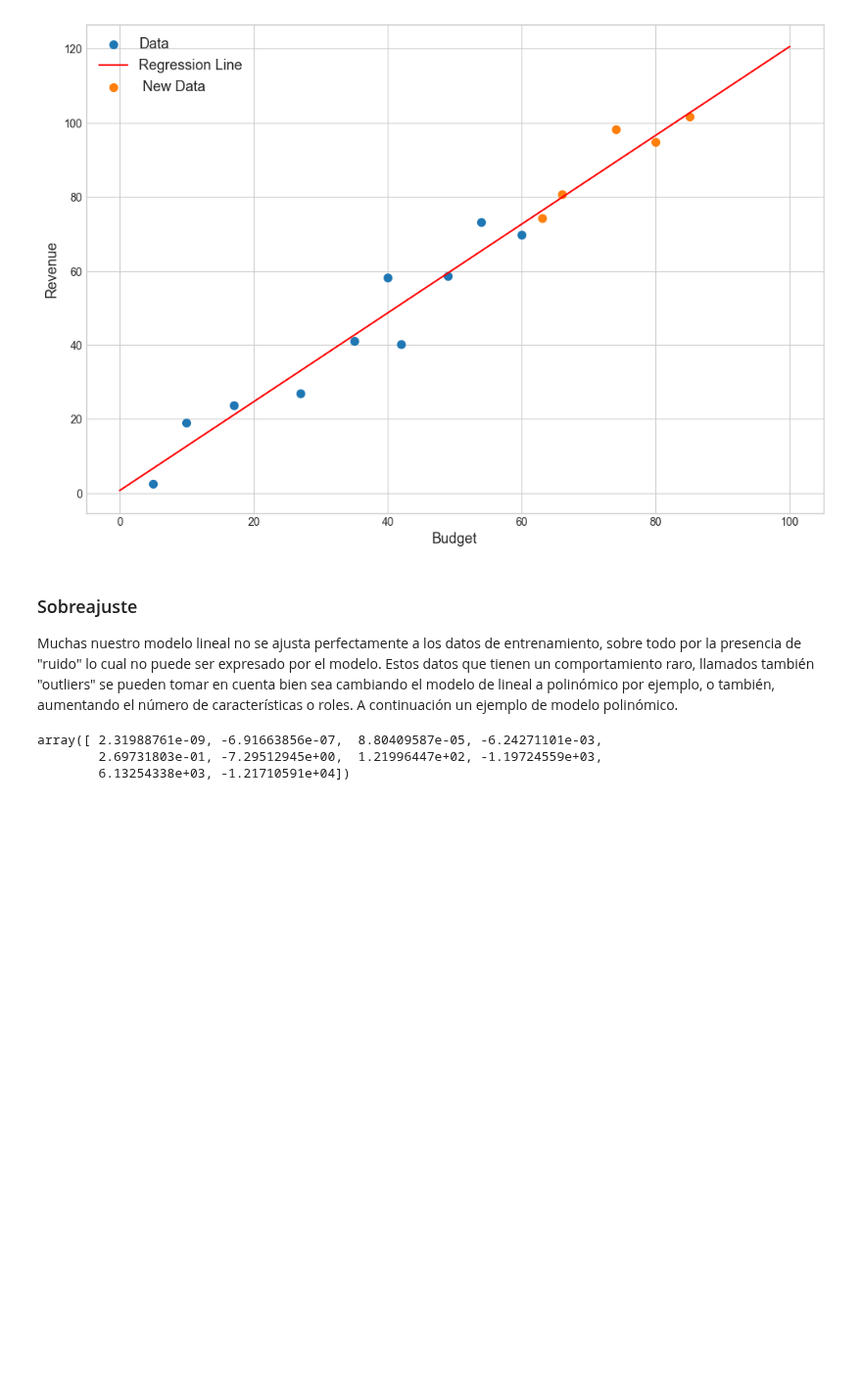
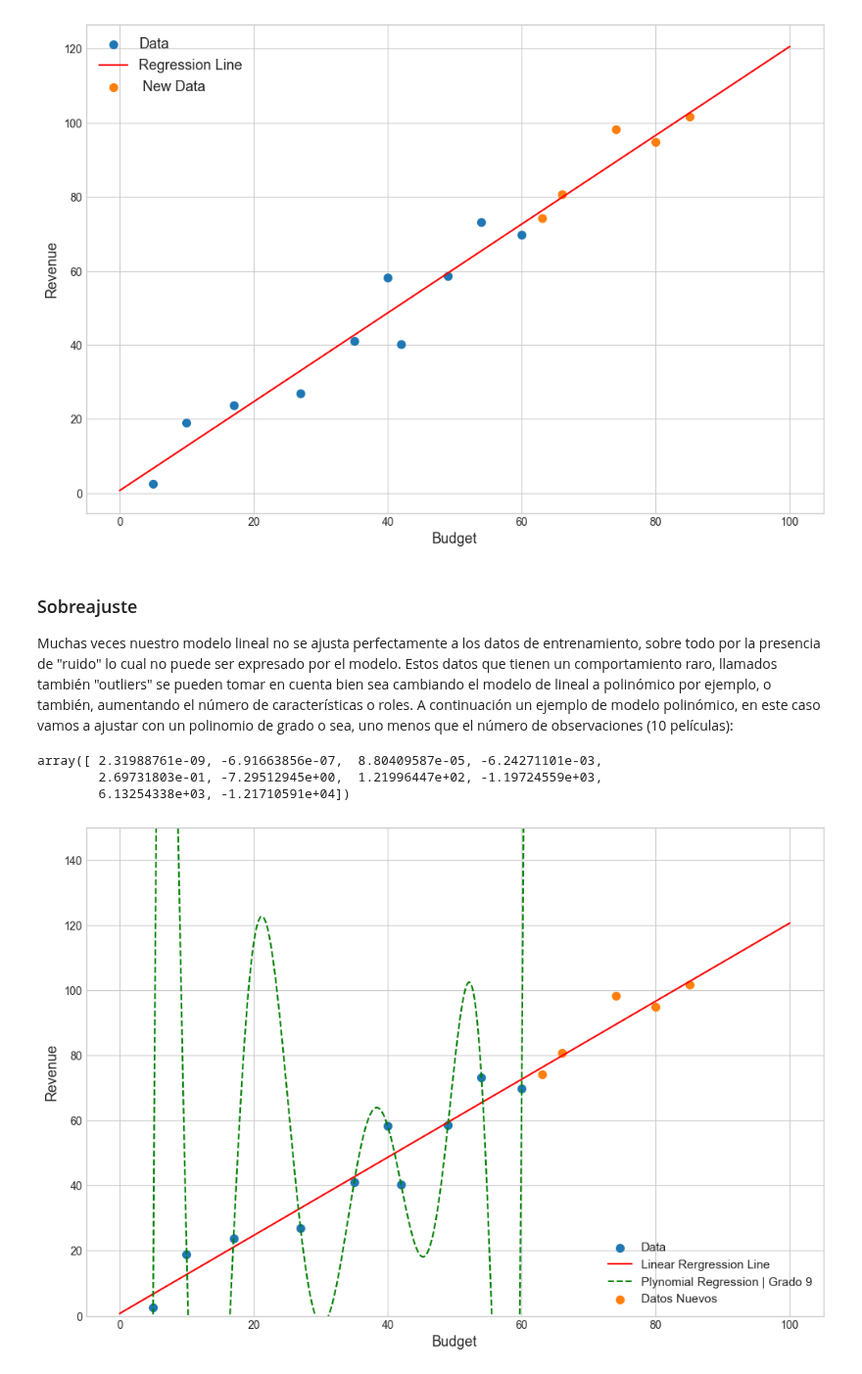
Before and after one commit to mario812/algo-trading-env, a Jupyter notebook: 3.4.2-linear_reg_intro.ipynb, the cells around one changed output. Shown at 98% size. Cells and saved outputs as stored; diff of their text form; code cells hidden in the pictures; blank space fills up the shorter version.

```diff
--- a/3.4.2-linear_reg_intro.ipynb
+++ b/3.4.2-linear_reg_intro.ipynb
@@ -150,8 +150,8 @@ plt.show()
 [figure]
 # %% [markdown]
 <h3> Sobreajuste </h3>
-Muchas nuestro modelo lineal no se ajusta perfectamente a los datos de entrenamiento, sobre todo por la presencia de "ruido" lo cual no puede ser expresado por el modelo. Estos datos que tienen un comportamiento raro, llamados también "outliers" se pueden tomar en cuenta bien sea cambiando el modelo de lineal a polinómico por ejemplo, o también, aumentando el número de características o roles.
-A continuación un ejemplo de modelo polinómico.
+Muchas veces nuestro modelo lineal no se ajusta perfectamente a los datos de entrenamiento, sobre todo por la presencia de "ruido" lo cual no puede ser expresado por el modelo. Estos datos que tienen un comportamiento raro, llamados también "outliers" se pueden tomar en cuenta bien sea cambiando el modelo de lineal a polinómico por ejemplo, o también, aumentando el número de características o roles.
+A continuación un ejemplo de modelo polinómico, en este caso vamos a ajustar con un polinomio de grado o sea, uno menos que el número de observaciones (10 películas):
 # %%
 poly_m = np.polyfit(x = df.budget, y = df.revenue, deg = 9)
 poly_m # se van a ajustar los datos con un polinomio de grado 9
@@ -159,3 +159,21 @@ poly_m # se van a ajustar los datos con un polinomio de grado 9
 array([ 2.31988761e-09, -6.91663856e-07,  8.80409587e-05, -6.24271101e-03,
         2.69731803e-01, -7.29512945e+00,  1.21996447e+02, -1.19724559e+03,
         6.13254338e+03, -1.21710591e+04])
+# %%
+# ahora vamos a generar valores para el polinomio ajustado
+x_poly = np.linspace(0, 100, 1000) # se generan 1000 valores de variable independiente en el rango 0-100
+# %%
+y_poly = np.polyval(poly_m, x_poly) # se calculan los respectivos valores de variable dependiente usando los coeficientes del ajuste
+# %%
+plt.figure(figsize =(12, 8))
+plt.scatter(x= df.budget, y= df.revenue, s = 50, label = "Data")
+plt.plot(x_lin, y_lin, c = "red", label = "Linear Rergression Line")
+plt.plot(x_poly, y_poly, c = "green", label = "Plynomial Regression | Grado 9", linestyle = "--")
+plt.scatter(x= df_new.budget, y = df_new.revenue, s = 50, label = "Datos Nuevos")
+plt.xlabel("Budget", fontsize = 13)
+plt.ylabel("Revenue", fontsize = 13)
+plt.legend(fontsize = 11, loc = 4)
+plt.ylim(0, 150)
+plt.show()
+# %% [output]
+[figure, added]
```
Also changed, not shown: parts of 1 cell of this notebook.
